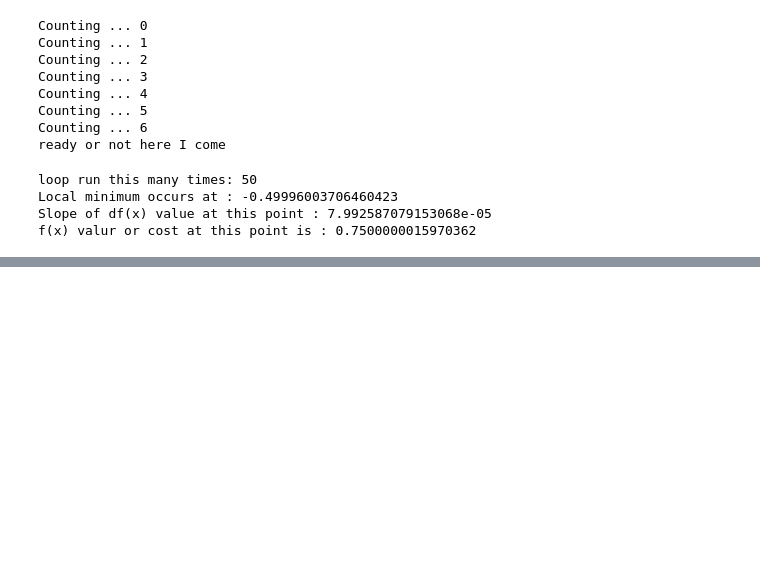
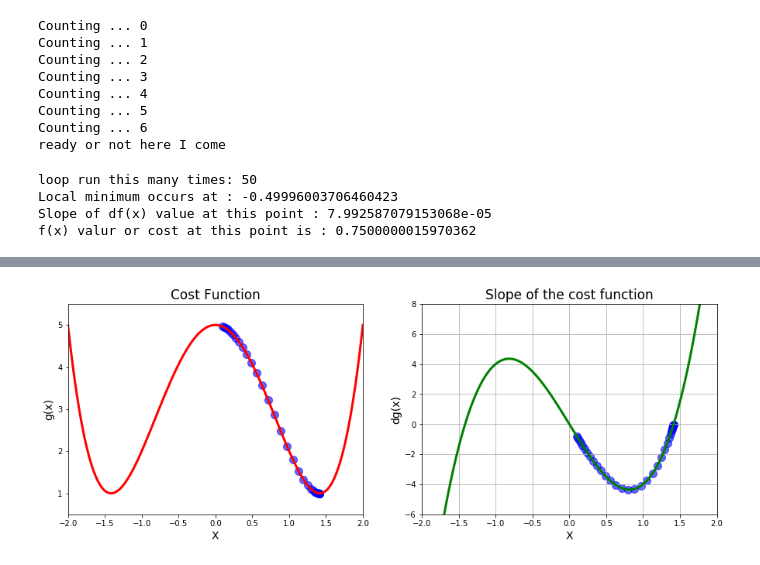
Before and after one commit to Samuel-S-Ampofo/MachineLearning, a Jupyter notebook: optimisation and gradient decent.ipynb, the cells around one changed output, grey strips where cells are left out. Drawn from its saved outputs; the diff is of its cells as text; code cells hidden in the pictures; blank space fills up the shorter version.

```diff
--- a/optimisation and gradient decent.ipynb
+++ b/optimisation and gradient decent.ipynb
@@ -153,0 +208,20 @@ plt.show()
+# %%
+#Gradient decent
+def gradient_decent(derivitive_func, initial_guess,  multiplier = 0.02,precision = 0.001):
+    new_x = initial_guess
+    x_list = [new_x]
+    slope_list = [derivitive_func(new_x)]
+
+    for n in range(500):
+        previous_x = new_x
+        gradient = derivitive_func(previous_x)
+        new_x = previous_x - multiplier * gradient
+
+        x_list.append(new_x)
+        slope_list.append(derivitive_func(new_x))
+
+
+        step_size = abs(new_x - previous_x)
+        if step_size < precision:
+            break
+    return new_x, x_list, slope_list
@@ -153,0 +235,36 @@ plt.show()
+# %%
+# calling gradient decent function
+
+local_min,list_x,deriv_list = gradient_decent(derivitive_func = dg , initial_guess= 0.1 )
+
+
+#plot the cost function
+plt.figure(figsize = [15,5])
+plt.subplot(1,2,1)
+
+plt.xlim([-2,2])
+plt.ylim(0.5,5.5)
+
+plt.title('Cost Function', fontsize = 17)
+plt.xlabel('X',  fontsize = 14)
+plt.ylabel('g(x)', fontsize = 14)
+plt.plot(x_2, g(x_2), color ='red', linewidth=3)
+plt.scatter(list_x, g(np.array(list_x)), color='blue', s=100, alpha=0.6)
+
+
+#second function of the Derivatives
+plt.subplot(1,2,2)
+plt.grid()
+plt.title('Slope of the cost function', fontsize = 17)
+plt.xlabel('X',  fontsize = 14)
+plt.ylabel('dg(x)', fontsize = 14)
+plt.xlim([-2,2])
+plt.ylim(-6,8)
+plt.plot(x_2, dg(x_2), color ='green', linewidth=3)
+plt.scatter(list_x, deriv_list ,color='blue', s=100, alpha=0.6)
+
+
+
+plt.show()
+# %% [output]
+[figure, added]
```
Also changed, not shown: parts of 17 cells of this notebook.
